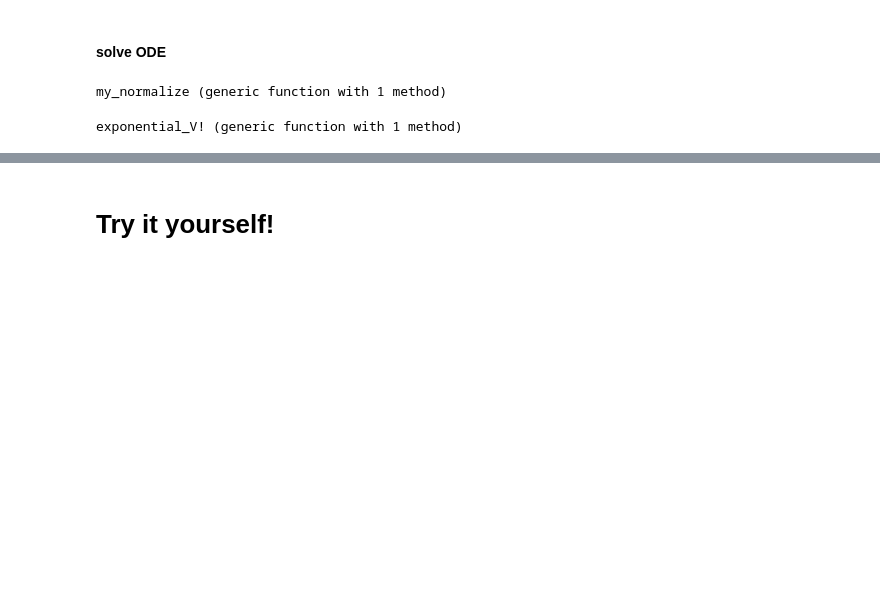
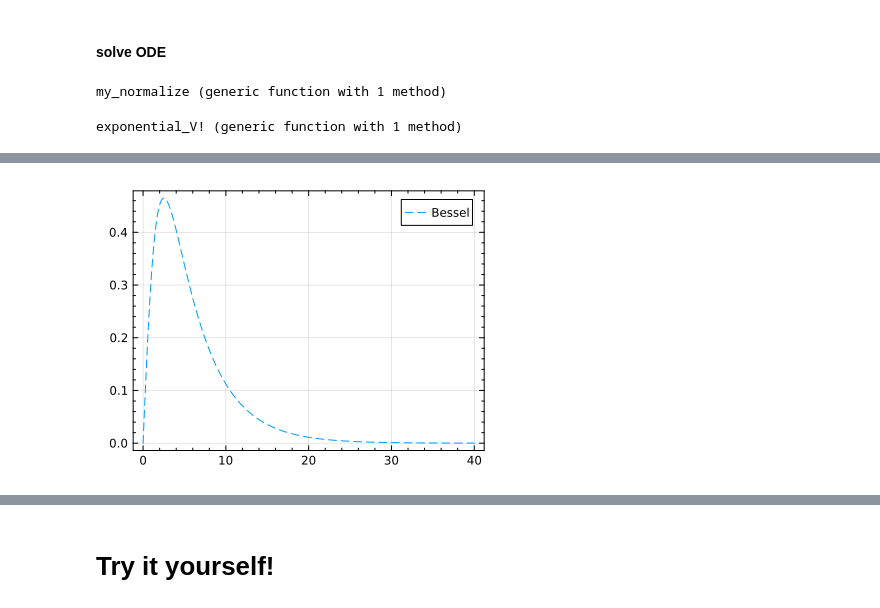
Before and after one commit to linqiu15/schrodinger_equation_solver.jl, a Jupyter notebook: example_gem.ipynb, the cells around one changed output, grey strips where cells are left out. Saved outputs shown, nothing was run; the diff lists cells and outputs as text; code cells hidden in the pictures; blank space fills up the shorter version.

```diff
--- a/example_gem.ipynb
+++ b/example_gem.ipynb
@@ -534,0 +507,9 @@ The eigen energy is -0.002200000798686615
+# %%
+let
+    x_data_0=collect(0.0:0.01:40.0)
+    y_bessel=[besselj(ν_exp, λ_exp*exp(-x*μ_exp/(2*hbarc))) for x in x_data_0]
+    y_normalized=my_normalize(x_data_0,y_bessel)
+    plot(x_data_0,y_normalized,label="Bessel",ls=:dash)
+end
+# %% [output]
+[figure, added]
```
Also changed, not shown: parts of 14 cells of this notebook, 3 other files.
